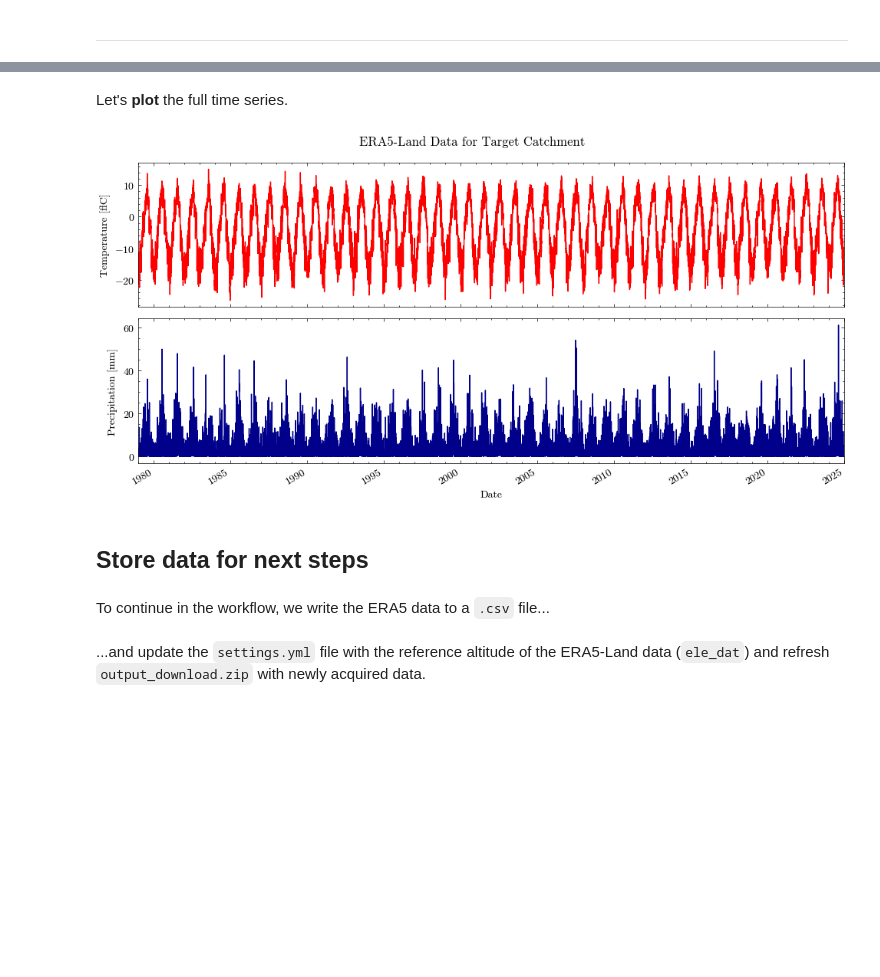
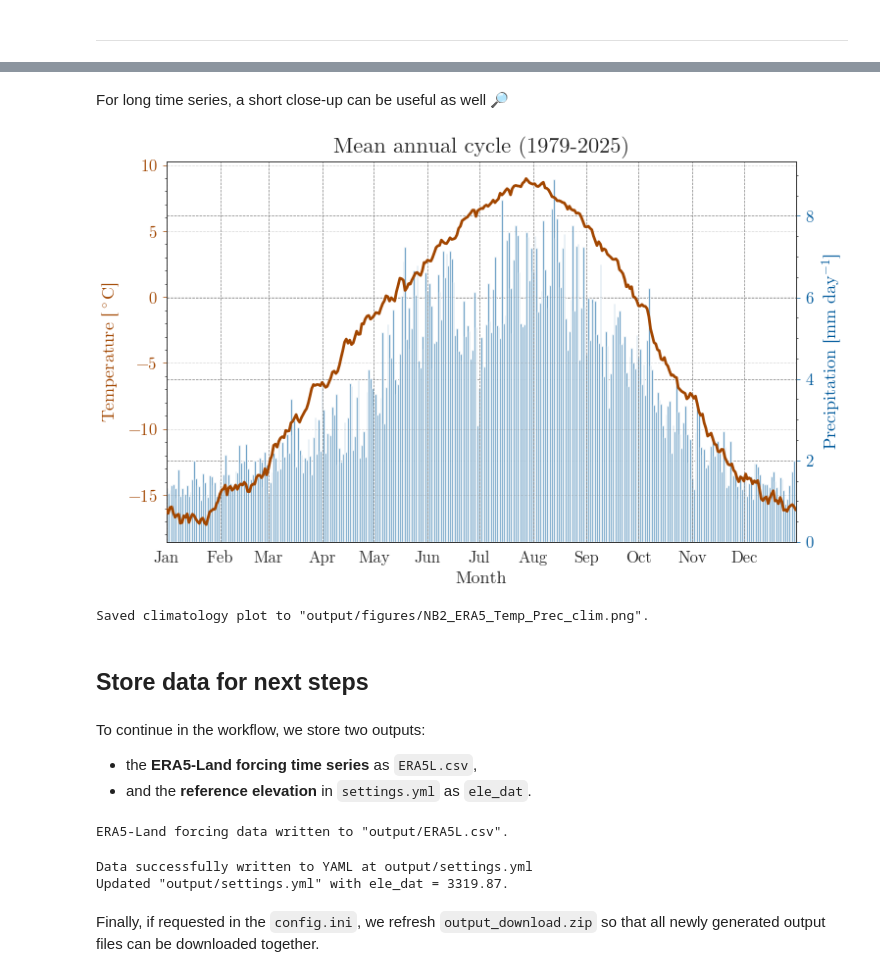
Before and after one commit to phiscu/matilda_online, a Jupyter notebook: Notebook2_Forcing_data.ipynb, the cells around one changed output, grey strips where cells are left out. Saved outputs shown, nothing was run; the diff lists cells and outputs as text; code cells hidden in the pictures; blank space fills up the shorter version.

```diff
--- a/Notebook2_Forcing_data.ipynb
+++ b/Notebook2_Forcing_data.ipynb
@@ -261,14 +167,15 @@ We can then aggregate the results into arrays, download them with `.getInfo()` a
 # %%
-%%time
+import pandas as pd
 
-df = pd.DataFrame()
-print("Get timestamps...")
-df['ts'] = withMean.aggregate_array('system:time_start').getInfo()
-df['dt'] = df['ts'].apply(lambda x: datetime.datetime.fromtimestamp(x / 1000))
-print("Get temperature values...")
-df['temp'] = withMean.aggregate_array('temperature_2m').getInfo()
-df['temp_c'] = df['temp'] - 273.15
-print("Get precipitation values...")
-df['prec'] = withMean.aggregate_array('total_precipitation_sum').getInfo()
-df['prec'] = df['prec'] * 1000
+summary_df = pd.DataFrame(
+    {
+        "variable": ["Temperature", "Precipitation"],
+        "minimum": [df["temp_c"].min(), df["prec"].min()],
+        "mean": [df["temp_c"].mean(), df["prec"].mean()],
+        "maximum": [df["temp_c"].max(), df["prec"].max()],
+        "unit": ["°C", "mm d-1"],
+    }
+)
+print("Quick summary statistics of the forcing data:")
+display(summary_df)
 # %% [output]
@@ -298,32 +215,36 @@ display(df)
 # %% [markdown]
-Let's **plot** the full time series.
+For long time series, a short close-up can be useful as well 🔎
 # %%
-import matplotlib.pyplot as plt
-import matplotlib.dates as mdates
-import scienceplots
+from tools.plots import plot_mean_annual_cycle
 
-# set style from config
-plt.style.use(plt_style)
+fig, ax1, ax2, clim = plot_mean_annual_cycle(df)
+fig.savefig(dir_figures + "NB2_ERA5_Temp_Prec_clim.png")
 
-axes = df.drop(['ts','temp'],axis=1).plot.line(x='dt', subplots=True, legend=False, figsize=(10,5),
-                                               title='ERA5-Land Data for Target Catchment',
-                                               color={"temp_c": "red", "prec": "darkblue"})
-axes[0].set_ylabel("Temperature [°C]")
-axes[1].set_ylabel("Precipitation [mm]")
-axes[1].set_xlabel("Date")
-axes[1].xaxis.set_minor_locator(mdates.YearLocator())
-plt.xlim(date_range)
-plt.tight_layout()
-plt.savefig(dir_figures+'NB2_ERA5_Temp_Prec.png')
-plt.show()
+print(f'Saved climatology plot to "{dir_figures}NB2_ERA5_Temp_Prec_clim.png".')
 # %% [output]
-[figure, old version]
+[figure, new version]
+Saved climatology plot to "output/figures/NB2_ERA5_Temp_Prec_clim.png".
 # %% [markdown]
 ## Store data for next steps
 # %% [markdown]
-To continue in the workflow, we write the ERA5 data to a `.csv` file...
+To continue in the workflow, we store two outputs:
+
+- the **ERA5-Land forcing time series** as `ERA5L.csv`,
+- and the **reference elevation** in `settings.yml` as `ele_dat`.
 # %%
-df.to_csv(dir_output + 'ERA5L.csv',header=True,index=False)
+era5l_path = dir_output + "ERA5L.csv"
+df.to_csv(era5l_path, header=True, index=False)
+print(f'ERA5-Land forcing data written to "{era5l_path}".')
+# %% [output]
+ERA5-Land forcing data written to "output/ERA5L.csv".
+# %%
+from tools.helpers import update_yaml
+
+update_yaml(dir_output + "settings.yml", {"ele_dat": float(ele_dat)})
+print(f'Updated "{dir_output}settings.yml" with ele_dat = {float(ele_dat):.2f}.')
+# %% [output]
+Data successfully written to YAML at output/settings.yml
+Updated "output/settings.yml" with ele_dat = 3319.87.
 # %% [markdown]
-...and update the `settings.yml` file with the reference altitude of the ERA5-Land data (`ele_dat`) and refresh `output_download.zip` with newly acquired data.
+Finally, if requested in the `config.ini`, we refresh `output_download.zip` so that all newly generated output files can be downloaded together.
 # %%
```
Also changed, not shown: parts of 44 cells of this notebook, 3 other files.
